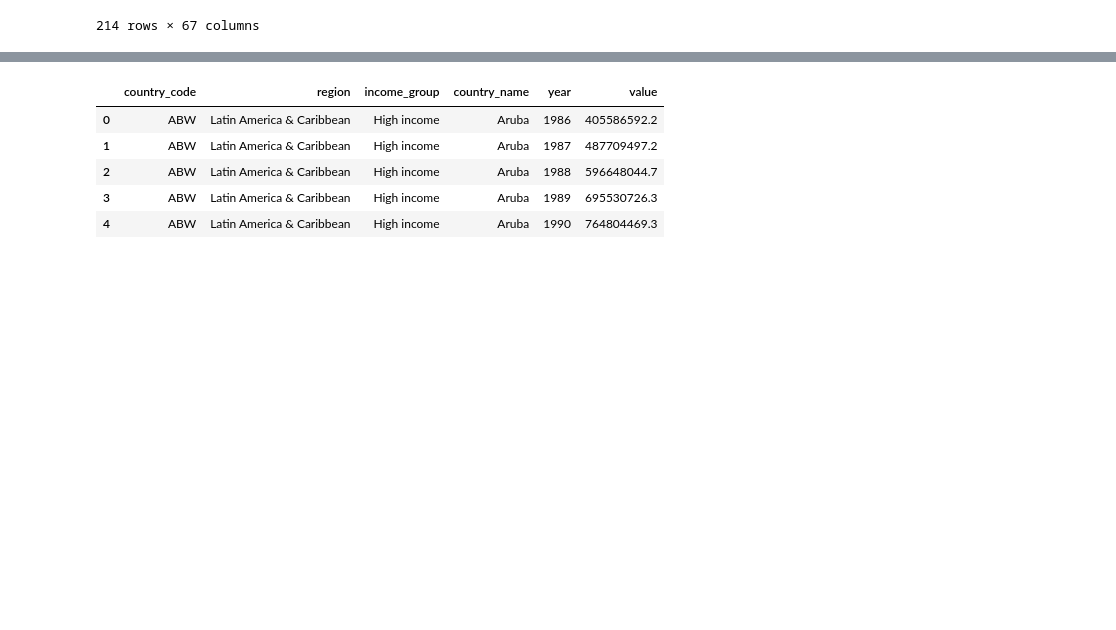
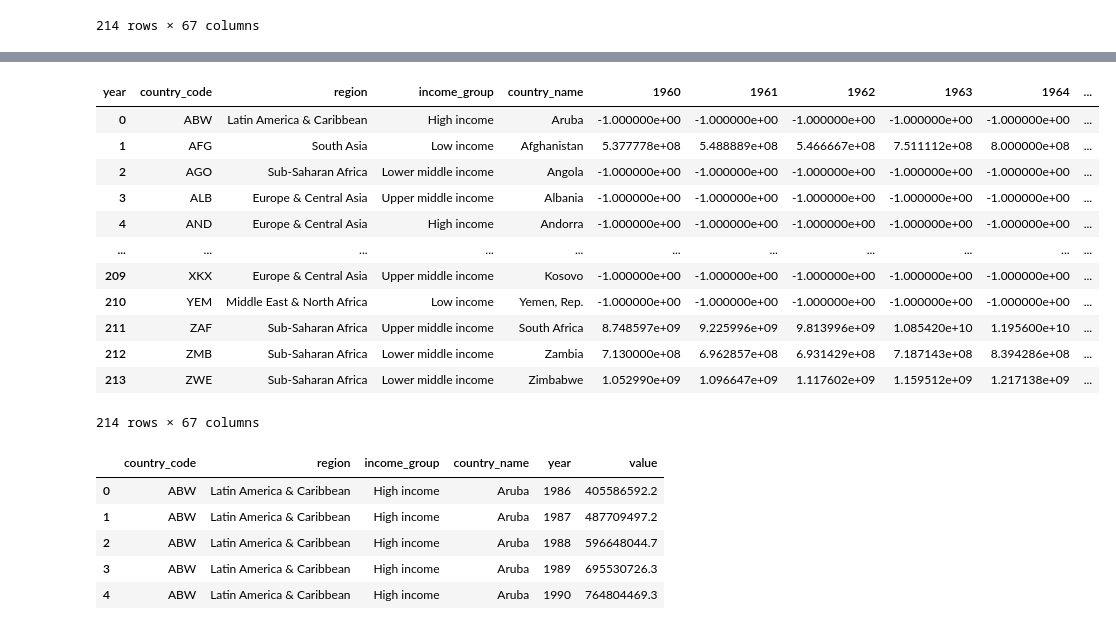
Before and after one commit to jechavarria12/World_GDP_Neural_netowrk, a Jupyter notebook: world_bank_neural_network.ipynb, the cells around one changed output, grey strips where cells are left out. Saved outputs shown, nothing was run; the diff lists cells and outputs as text; code cells hidden in the pictures; blank space fills up the shorter version.

```diff
--- a/world_bank_neural_network.ipynb
+++ b/world_bank_neural_network.ipynb
@@ -86,9 +86,3 @@ display(pivoted_df)
 | 212 | ZMB | Sub-Saharan Africa | Lower middle income | Zambia | 7.130000e+08 | 6.962857e+08 | 6.931429e+08 | 7.187143e+08 | 8.394286e+08 | ... |
 | 213 | ZWE | Sub-Saharan Africa | Lower middle income | Zimbabwe | 1.052990e+09 | 1.096647e+09 | 1.117602e+09 | 1.159512e+09 | 1.217138e+09 | ... |
 214 rows × 67 columns
-# %%
-print(pivoted_df.isna().sum())
-pivoted_df.dropna(inplace=False)
-print(pivoted_df.isna().sum())
-# Display the pivoted dataframe
-display(pivoted_df)
@@ -126,3 +89,22 @@ Length: 67, dtype: int64
+# %%
+#Se rellena los valores no encontrados con -1
+pivoted_df=pivoted_df.fillna(-1)
+# Display the pivoted dataframe
+display(pivoted_df)
+# %% [output]
+| year | country_code | region | income_group | country_name | 1960 | 1961 | 1962 | 1963 | 1964 | ... |
+| 0 | ABW | Latin America & Caribbean | High income | Aruba | -1.000000e+00 | -1.000000e+00 | -1.000000e+00 | -1.000000e+00 | -1.000000e+00 | ... |
+| 1 | AFG | South Asia | Low income | Afghanistan | 5.377778e+08 | 5.488889e+08 | 5.466667e+08 | 7.511112e+08 | 8.000000e+08 | ... |
+| 2 | AGO | Sub-Saharan Africa | Lower middle income | Angola | -1.000000e+00 | -1.000000e+00 | -1.000000e+00 | -1.000000e+00 | -1.000000e+00 | ... |
+| 3 | ALB | Europe & Central Asia | Upper middle income | Albania | -1.000000e+00 | -1.000000e+00 | -1.000000e+00 | -1.000000e+00 | -1.000000e+00 | ... |
+| 4 | AND | Europe & Central Asia | High income | Andorra | -1.000000e+00 | -1.000000e+00 | -1.000000e+00 | -1.000000e+00 | -1.000000e+00 | ... |
+| ... | ... | ... | ... | ... | ... | ... | ... | ... | ... | ... |
+| 209 | XKX | Europe & Central Asia | Upper middle income | Kosovo | -1.000000e+00 | -1.000000e+00 | -1.000000e+00 | -1.000000e+00 | -1.000000e+00 | ... |
+| 210 | YEM | Middle East & North Africa | Low income | Yemen, Rep. | -1.000000e+00 | -1.000000e+00 | -1.000000e+00 | -1.000000e+00 | -1.000000e+00 | ... |
+| 211 | ZAF | Sub-Saharan Africa | Upper middle income | South Africa | 8.748597e+09 | 9.225996e+09 | 9.813996e+09 | 1.085420e+10 | 1.195600e+10 | ... |
+| 212 | ZMB | Sub-Saharan Africa | Lower middle income | Zambia | 7.130000e+08 | 6.962857e+08 | 6.931429e+08 | 7.187143e+08 | 8.394286e+08 | ... |
+| 213 | ZWE | Sub-Saharan Africa | Lower middle income | Zimbabwe | 1.052990e+09 | 1.096647e+09 | 1.117602e+09 | 1.159512e+09 | 1.217138e+09 | ... |
+214 rows × 67 columns
 # %%
 from ydata_profiling import ProfileReport
 display(merged_df.head())
```
Also changed, not shown: parts of 1 cell of this notebook.
